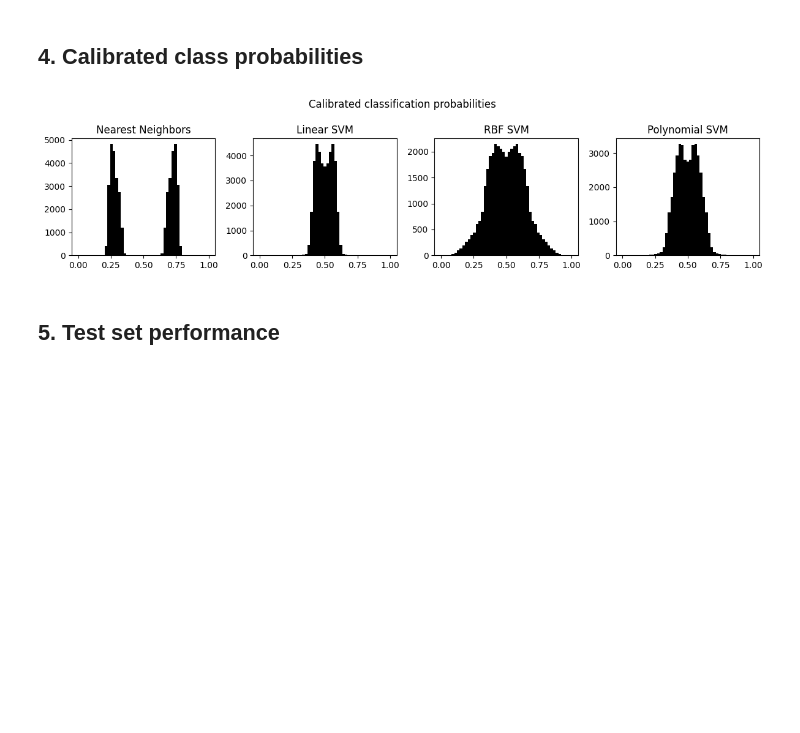
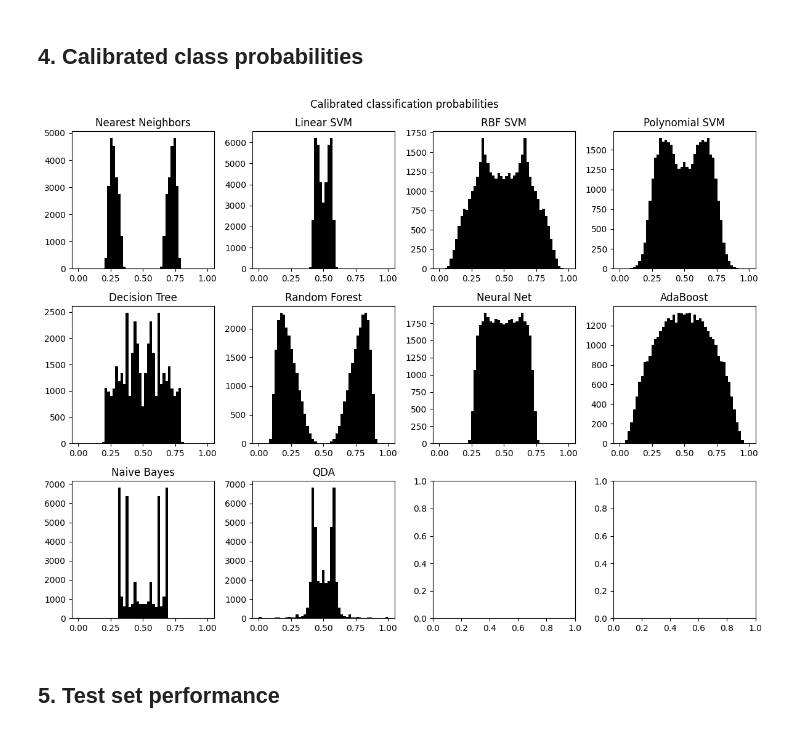
Before and after one commit to gperdrizet/HSCT_survival, a Jupyter notebook: notebooks/04.6-sklearn_classifier_test_results.ipynb, the cells around one changed output. Saved outputs shown, nothing was run; the diff lists cells and outputs as text; code cells hidden in the pictures; blank space fills up the shorter version.

Commit message:
Finished classifier testing.

```diff
--- a/notebooks/04.6-sklearn_classifier_test_results.ipynb
+++ b/notebooks/04.6-sklearn_classifier_test_results.ipynb
@@ -73,28 +79,35 @@ training_features=scaler.fit_transform(data_dict['Training features'])
 classification_probabilities={}
 
 for model, data in results.items():
-    probabilities=data['Calibrated classifier'].predict_proba(training_features)
+    probabilities=data['Model'].predict_proba(training_features)
     classification_probabilities[model]=probabilities.flatten()
 # %%
 rows=len(results.keys()) // 4
+
+if len(results.keys()) % 4 == 0:
+    rows=len(results.keys()) // 4
+
+elif len(results.keys()) % 4 > 0:
+    rows=(len(results.keys()) // 4) + 1
+
 if rows == 0:
     rows=1
 
 fig, axs=plt.subplots(rows,4, figsize=(12,3*rows))
 axs=axs.flatten()
 
 bins=np.linspace(0,1)
 
 fig.suptitle('Calibrated classification probabilities')
 
 for i, (model, data) in enumerate(results.items()):
     axs[i].set_title(model)
     axs[i].hist(classification_probabilities[model], bins=bins, color='black')
 
 fig.tight_layout()
 fig.show()
 # %% [output]
-[figure, old version]
+[figure, new version]
 # %% [markdown]
 ## 5. Test set performance
 # %%
```
Also changed, not shown: parts of 4 cells of this notebook.
